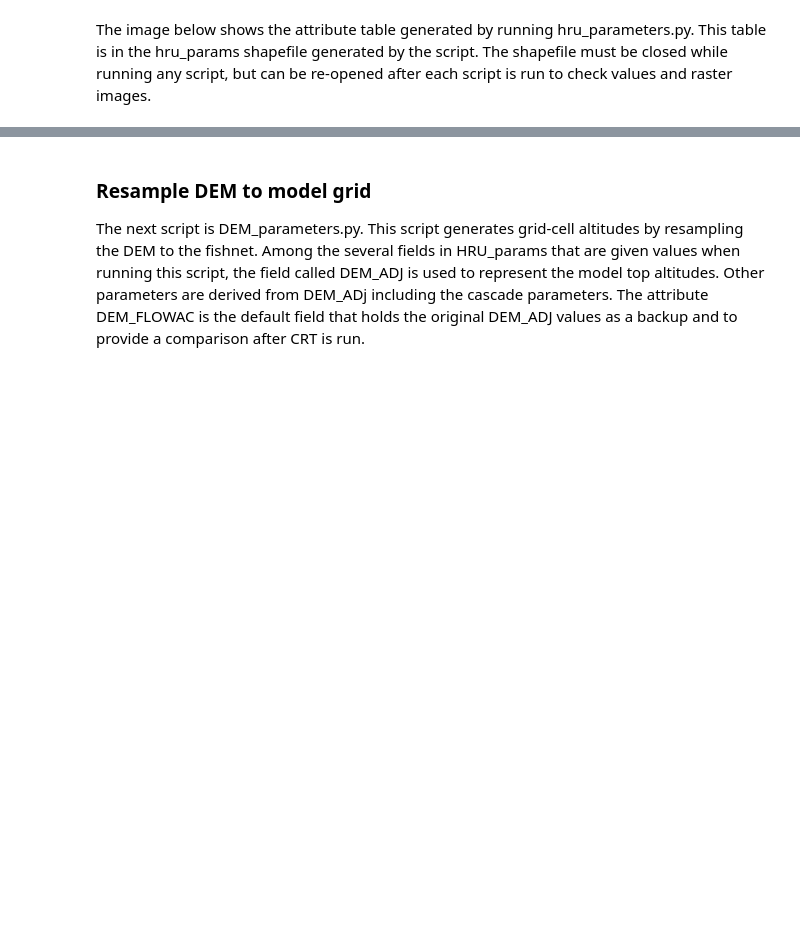
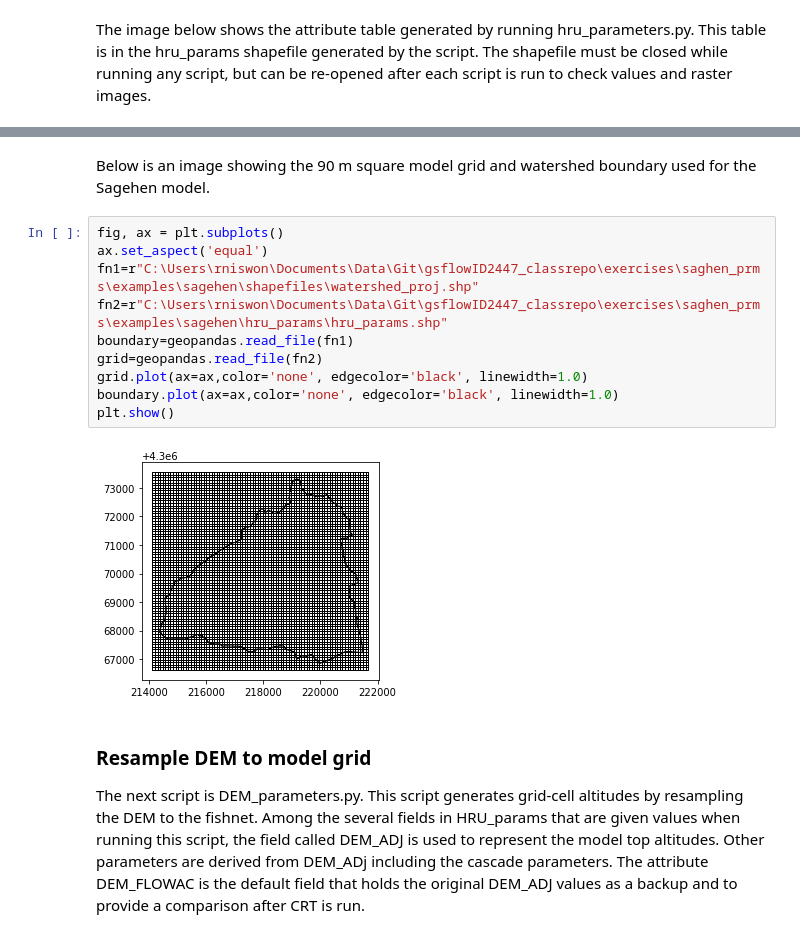
Before and after one commit to rniswon/gsflowID2447_classrepo, a Jupyter notebook: exercises/saghen_prms/notebook/gsflow_sagehen.ipynb, the cells around one changed output, grey strips where cells are left out. Cells and saved outputs as stored; diff of their text form; blank space fills up the shorter version.

```diff
--- a/exercises/saghen_prms/notebook/gsflow_sagehen.ipynb
+++ b/exercises/saghen_prms/notebook/gsflow_sagehen.ipynb
@@ -94,6 +83,20 @@ os.system(cmd)
 The image below shows the attribute table generated by running hru_parameters.py. This table is in the hru_params shapefile generated by the script. The shapefile must be closed while running any script, but can be re-opened after each script is run to check values and raster images.
 # %% [markdown]
 <img src=".\captures\sagehen_attribute.png" style="float: center" width="800">
+# %% [markdown]
+Below is an image showing the 90 m square model grid and watershed boundary used for the Sagehen model.
+# %%
+fig, ax = plt.subplots()
+ax.set_aspect('equal')
+fn1=r"C:\Users\rniswon\Documents\Data\Git\gsflowID2447_classrepo\exercises\saghen_prms\examples\sagehen\shapefiles\watershed_proj.shp"
+fn2=r"C:\Users\rniswon\Documents\Data\Git\gsflowID2447_classrepo\exercises\saghen_prms\examples\sagehen\hru_params\hru_params.shp"
+boundary=geopandas.read_file(fn1)
+grid=geopandas.read_file(fn2)
+grid.plot(ax=ax,color='none', edgecolor='black', linewidth=1.0)
+boundary.plot(ax=ax,color='none', edgecolor='black', linewidth=1.0)
+plt.show()
+# %% [output]
+[figure, added]
 # %% [markdown]
 ### Resample DEM to model grid
 The next script is DEM_parameters.py. This script generates grid-cell altitudes by resampling the DEM to the fishnet. Among the several fields in HRU_params that are given values when running this script, the field called DEM_ADJ is used to represent the model top altitudes. Other parameters are derived from DEM_ADj including the cascade parameters. The attribute DEM_FLOWAC is the default field that holds the original DEM_ADJ values as a backup and to provide a comparison after CRT is run.
```
Also changed, not shown: parts of 6 cells of this notebook, 2 other files.
